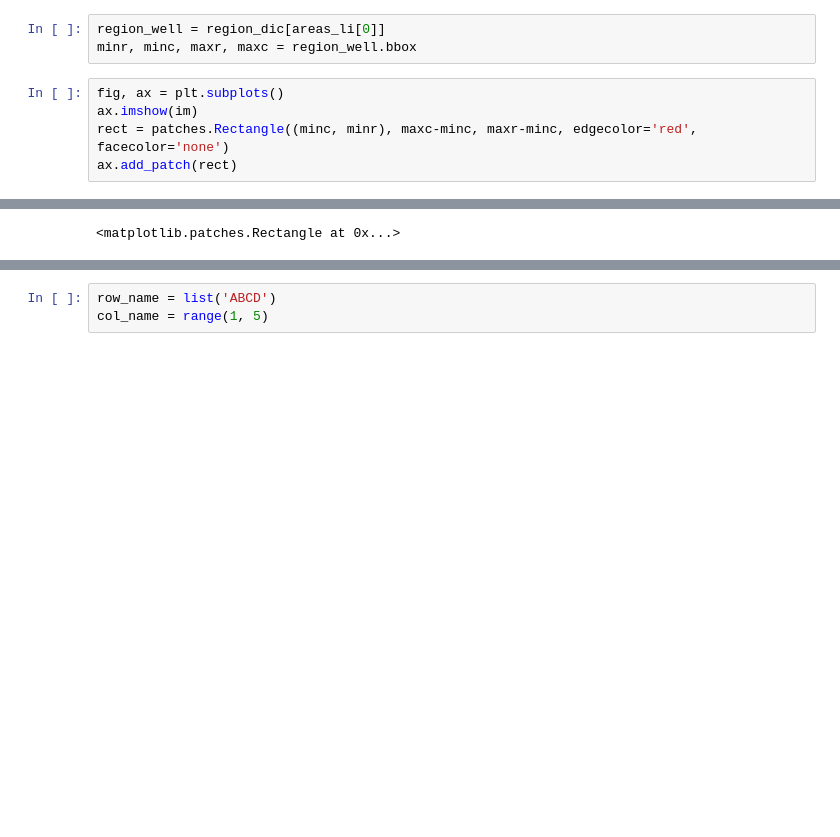
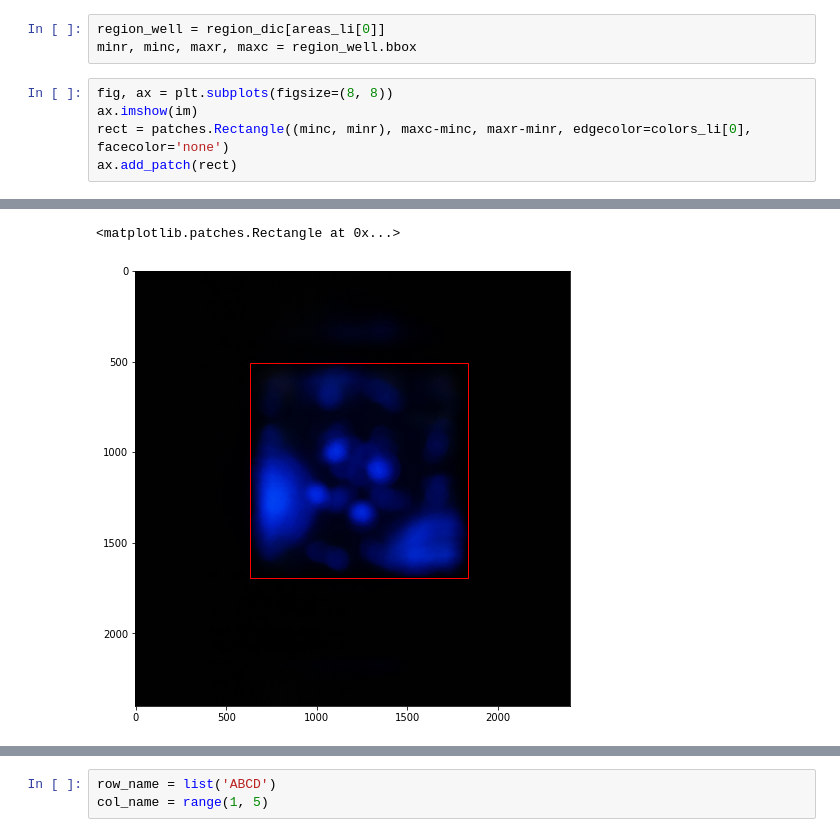
Before and after one commit to ympaik87/rfu_proto, a Jupyter notebook: grid_image_processing.ipynb, the cells around one changed output, grey strips where cells are left out. Cells and saved outputs as stored; diff of their text form; blank space fills up the shorter version.

```diff
--- a/grid_image_processing.ipynb
+++ b/grid_image_processing.ipynb
@@ -59,8 +54,8 @@ areas_li = sorted(list(region_dic.keys()), reverse=True)
 region_well = region_dic[areas_li[0]]
 minr, minc, maxr, maxc = region_well.bbox
 # %%
-fig, ax = plt.subplots()
+fig, ax = plt.subplots(figsize=(8, 8))
 ax.imshow(im)
-rect = patches.Rectangle((minc, minr), maxc-minc, maxr-minc, edgecolor='red', facecolor='none')
+rect = patches.Rectangle((minc, minr), maxc-minc, maxr-minr, edgecolor=colors_li[0], facecolor='none')
 ax.add_patch(rect)
 # %% [output]
@@ -69 +62,2 @@ ax.add_patch(rect)
 <matplotlib.patches.Rectangle at 0x...>
+[figure, added]
```
Also changed, not shown: parts of 17 cells of this notebook, 13 other files.
